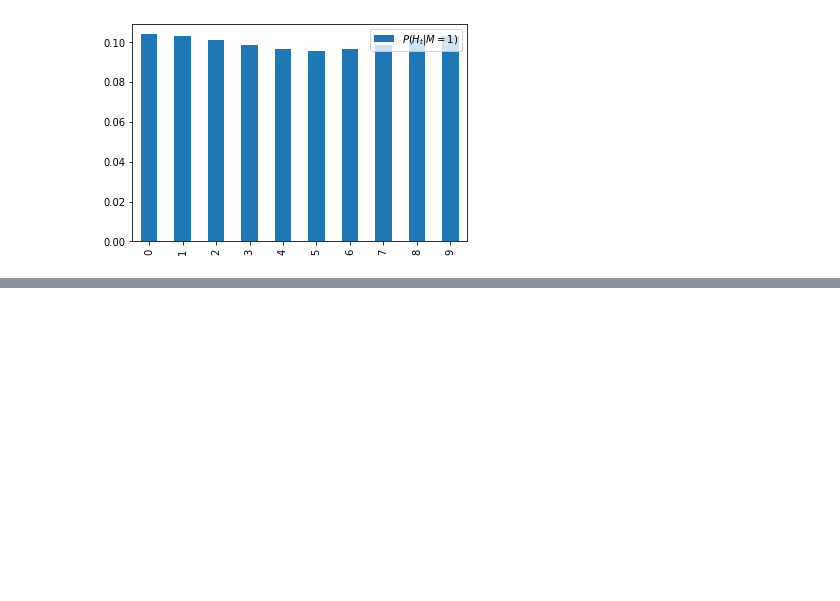
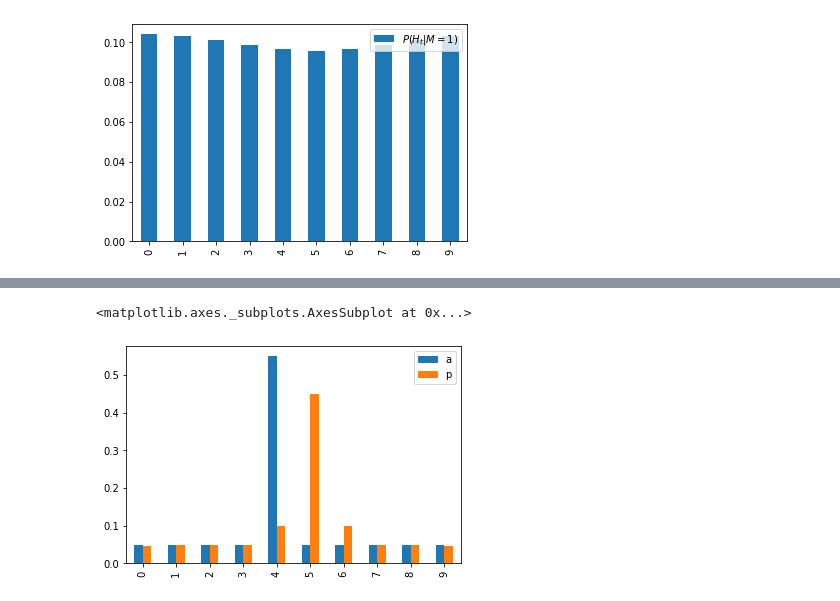
Before and after one commit to danhojin/ml-notes, a Jupyter notebook: hellos/filterpy1.ipynb, the cells around one changed output, grey strips where cells are left out. Saved outputs shown, nothing was run; the diff lists cells and outputs as text; code cells hidden in the pictures; blank space fills up the shorter version.

Commit message:
filterpy, convolve

```diff
--- a/hellos/filterpy1.ipynb
+++ b/hellos/filterpy1.ipynb
@@ -222,0 +229,14 @@ ax.legend(['$P(H_t|M=1)$'])
+# %%
+import numpy as np
+import pandas as pd
+from scipy import signal
+
+a = [.05, .05, .05, .05, .55, .05, .05, .05, .05, .05]
+b = [0.1, 0.8, 0.1]
+# %%
+p = np.convolve(np.roll(a, 1), b, 'same')
+
+pd.DataFrame({'a': a, 'p': p}).plot(kind='bar')
+# %% [output]
+<matplotlib.axes._subplots.AxesSubplot at 0x...>
+[figure, added]
```
Also changed, not shown: parts of 9 cells of this notebook.
